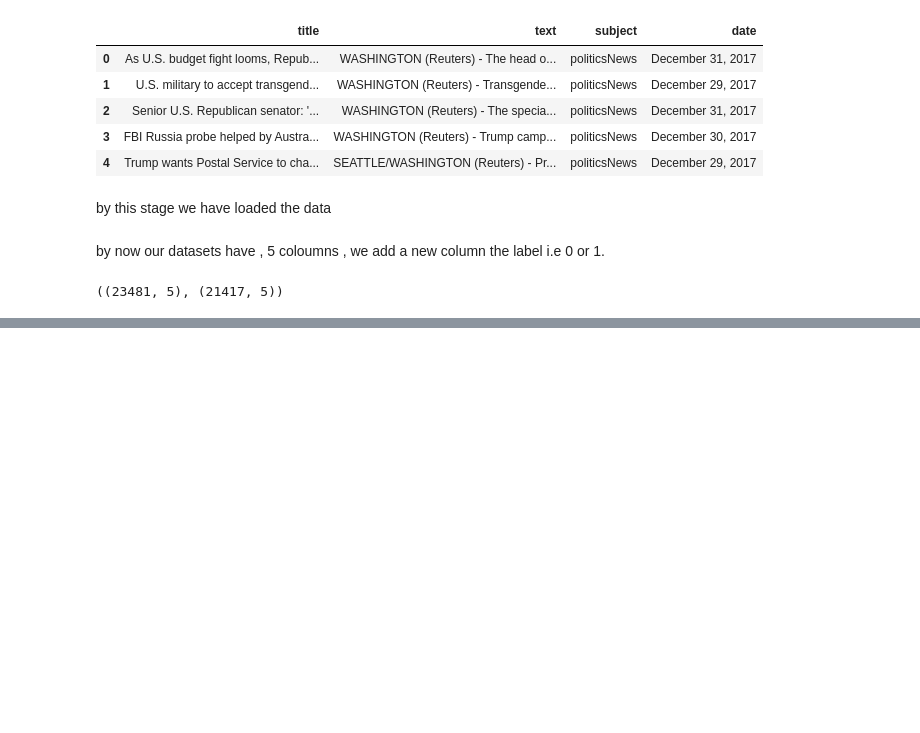
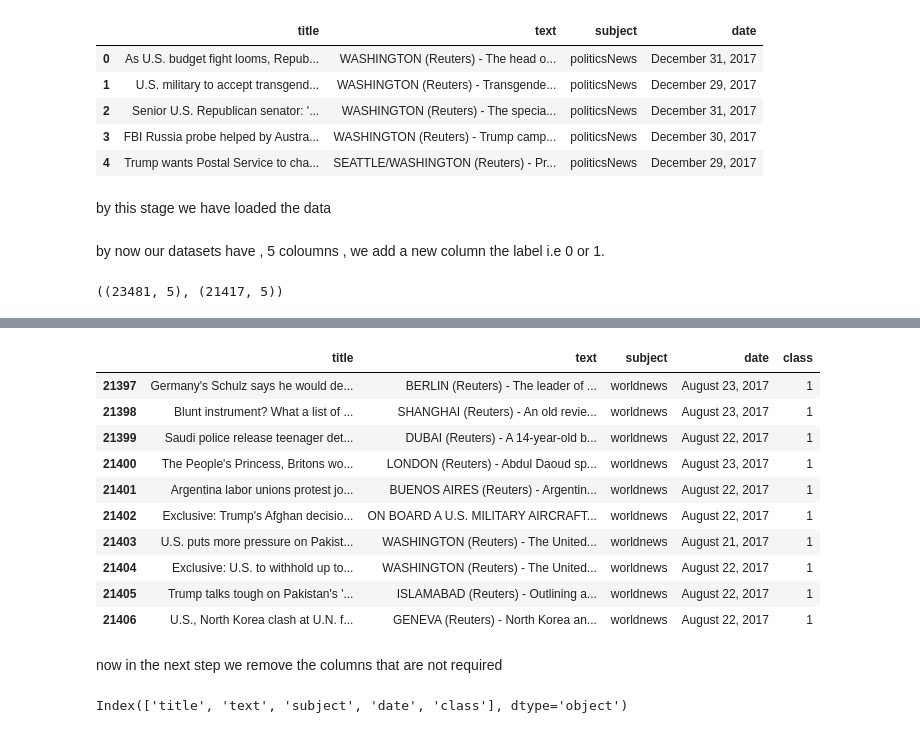
Before and after one commit to saadkarim754/Fake_News_classification, a Jupyter notebook: fake_news_detection_using_gradient_boosting.ipynb, the cells around one changed output, grey strips where cells are left out. Saved outputs shown, nothing was run; the diff lists cells and outputs as text; code cells hidden in the pictures; blank space fills up the shorter version.

```diff
--- a/fake_news_detection_using_gradient_boosting.ipynb
+++ b/fake_news_detection_using_gradient_boosting.ipynb
@@ -47,0 +123,20 @@ first number is the rows and second is the column
+# %%
+data_merge.tail(10)
+# %% [output]
+|  | title | text | subject | date | class |
+| 21397 | Germany's Schulz says he would de... | BERLIN (Reuters) - The leader of ... | worldnews | August 23, 2017 | 1 |
+| 21398 | Blunt instrument? What a list of ... | SHANGHAI (Reuters) - An old revie... | worldnews | August 23, 2017 | 1 |
+| 21399 | Saudi police release teenager det... | DUBAI (Reuters) - A 14-year-old b... | worldnews | August 22, 2017 | 1 |
+| 21400 | The People's Princess, Britons wo... | LONDON (Reuters) - Abdul Daoud sp... | worldnews | August 23, 2017 | 1 |
+| 21401 | Argentina labor unions protest jo... | BUENOS AIRES (Reuters) - Argentin... | worldnews | August 22, 2017 | 1 |
+| 21402 | Exclusive: Trump's Afghan decisio... | ON BOARD A U.S. MILITARY AIRCRAFT... | worldnews | August 22, 2017 | 1 |
+| 21403 | U.S. puts more pressure on Pakist... | WASHINGTON (Reuters) - The United... | worldnews | August 21, 2017 | 1 |
+| 21404 | Exclusive: U.S. to withhold up to... | WASHINGTON (Reuters) - The United... | worldnews | August 22, 2017 | 1 |
+| 21405 | Trump talks tough on Pakistan's '... | ISLAMABAD (Reuters) - Outlining a... | worldnews | August 22, 2017 | 1 |
+| 21406 | U.S., North Korea clash at U.N. f... | GENEVA (Reuters) - North Korea an... | worldnews | August 22, 2017 | 1 |
+# %% [markdown]
+now in the next step we remove the columns that are not required
+# %%
+data_merge.columns
+# %% [output]
+Index(['title', 'text', 'subject', 'date', 'class'], dtype='object')
```
Also changed, not shown: parts of 30 cells of this notebook.
